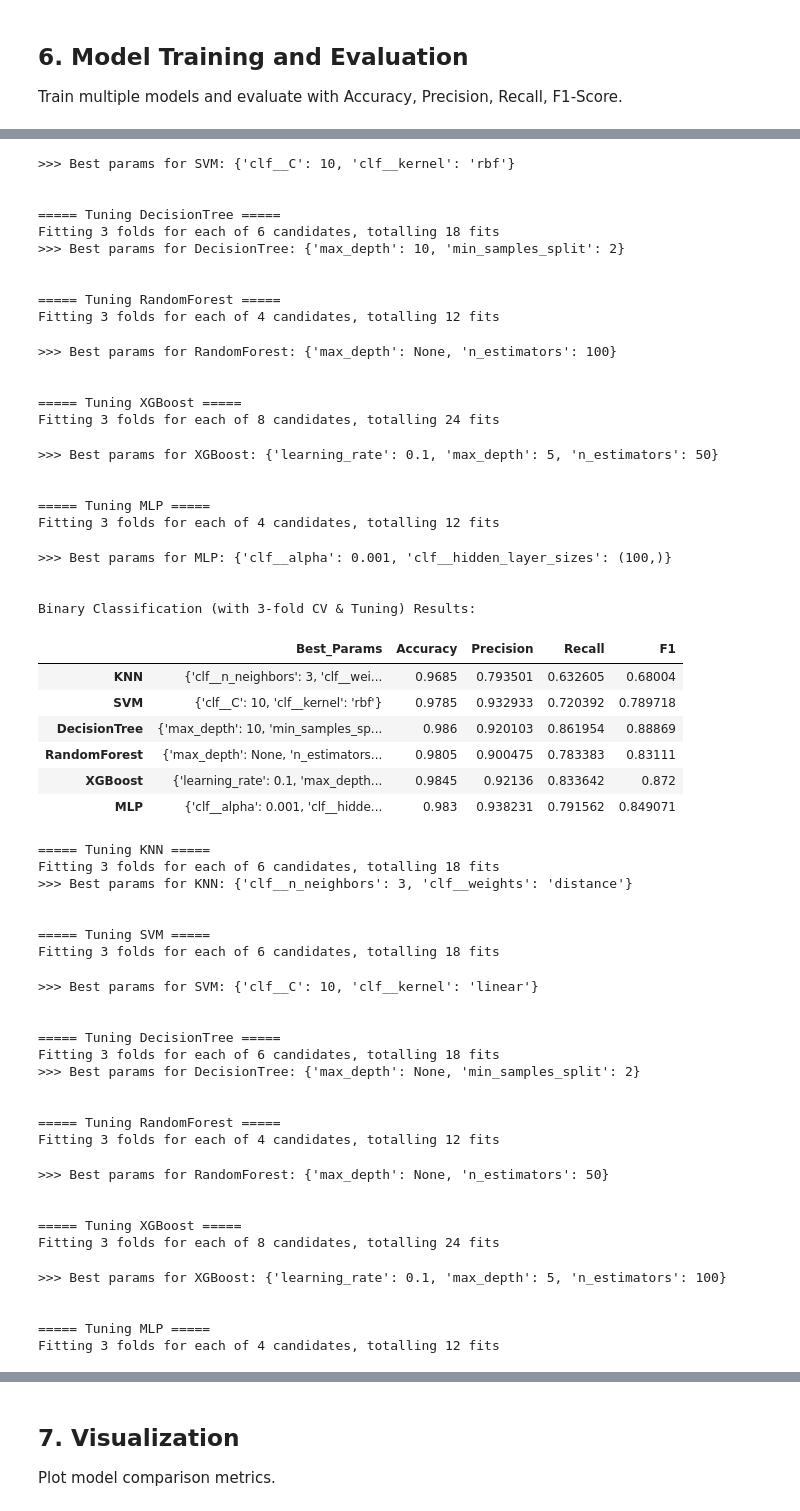
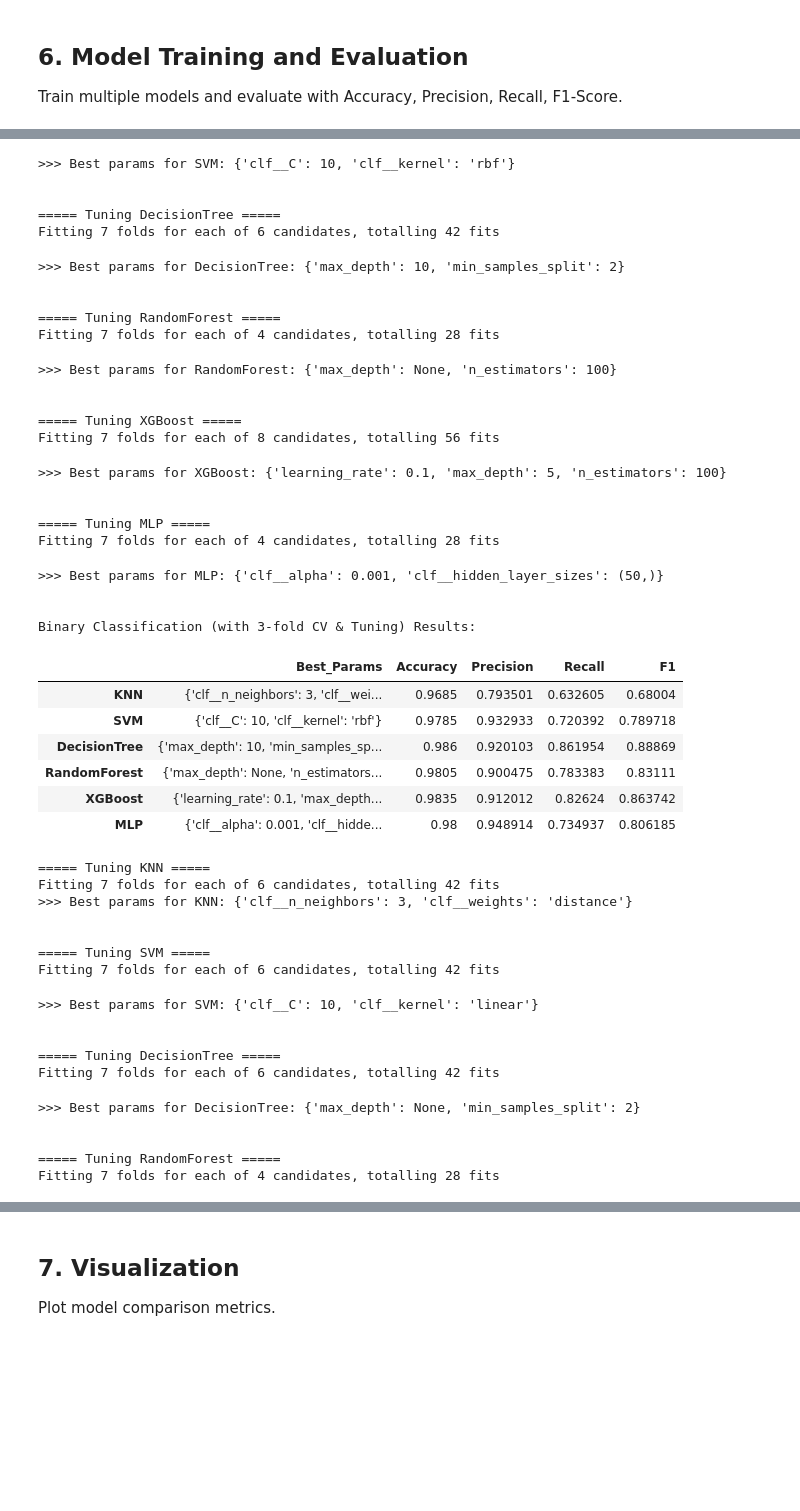
Before and after one commit to sean50311/MDS-project, a Jupyter notebook: ai4i2020_baseline_experiment.ipynb, the cells around one changed output, grey strips where cells are left out. Drawn from its saved outputs; the diff is of its cells as text; code cells hidden in the pictures; blank space fills up the shorter version.

```diff
--- a/ai4i2020_baseline_experiment.ipynb
+++ b/ai4i2020_baseline_experiment.ipynb
@@ -23,7 +23,7 @@ import seaborn as sns
 Load the AI4I 2020 dataset and inspect the first few rows.
 # %%
 # Change this path if needed
-df = pd.read_csv('./data/ai4i2020.csv')
+df = pd.read_csv('./instance/baseline_ai4i2020.csv')
 df.head()
 # %% [output]
 |  | UDI | Product ID | Type | Air temperature | Process temperature | Rotational speed | Torque | ... |
@@ -175,7 +175,7 @@ def evaluate_with_progress(X_train, X_test, y_train, y_test, task='binary'):
             estimator=base_model,
             param_grid=param_grids[name],
             scoring='f1_macro',
-            cv=3,
+            cv=7,
             n_jobs=-1,
             verbose=1        # 這樣會印出每個 fold 的進度
         )
@@ -233,58 +233,48 @@ Fitting 3 folds for each of 6 candidates, totalling 18 fits
 >>> Best params for SVM: {'clf__C': 10, 'clf__kernel': 'rbf'}
 
 
 ===== Tuning DecisionTree =====
-Fitting 3 folds for each of 6 candidates, totalling 18 fits
->>> Best params for DecisionTree: {'max_depth': 10, 'min_samples_split': 2}
-
-
-===== Tuning RandomForest =====
-Fitting 3 folds for each of 4 candidates, totalling 12 fits
+Fitting 7 folds for each of 6 candidates, totalling 42 fits
->>> Best params for RandomForest: {'max_depth': None, 'n_estimators': 100}
+>>> Best params for DecisionTree: {'max_depth': 10, 'min_samples_split': 2}
 
 
-===== Tuning XGBoost =====
-Fitting 3 folds for each of 8 candidates, totalling 24 fits
+===== Tuning RandomForest =====
+Fitting 7 folds for each of 4 candidates, totalling 28 fits
->>> Best params for XGBoost: {'learning_rate': 0.1, 'max_depth': 5, 'n_estimators': 50}
+>>> Best params for RandomForest: {'max_depth': None, 'n_estimators': 100}
 
 
-===== Tuning MLP =====
-Fitting 3 folds for each of 4 candidates, totalling 12 fits
+===== Tuning XGBoost =====
+Fitting 7 folds for each of 8 candidates, totalling 56 fits
->>> Best params for MLP: {'clf__alpha': 0.001, 'clf__hidden_layer_sizes': (100,)}
+>>> Best params for XGBoost: {'learning_rate': 0.1, 'max_depth': 5, 'n_estimators': 100}
 
 
-Binary Classification (with 3-fold CV & Tuning) Results:
+===== Tuning MLP =====
+Fitting 7 folds for each of 4 candidates, totalling 28 fits
+>>> Best params for MLP: {'clf__alpha': 0.001, 'clf__hidden_layer_sizes': (50,)}
+
+
+Binary Classification (with 3-fold CV & Tuning) Results:
 |  | Best_Params | Accuracy | Precision | Recall | F1 |
 | KNN | {'clf__n_neighbors': 3, 'clf__wei... | 0.9685 | 0.793501 | 0.632605 | 0.68004 |
 | SVM | {'clf__C': 10, 'clf__kernel': 'rbf'} | 0.9785 | 0.932933 | 0.720392 | 0.789718 |
 | DecisionTree | {'max_depth': 10, 'min_samples_sp... | 0.986 | 0.920103 | 0.861954 | 0.88869 |
 | RandomForest | {'max_depth': None, 'n_estimators... | 0.9805 | 0.900475 | 0.783383 | 0.83111 |
-| XGBoost | {'learning_rate': 0.1, 'max_depth... | 0.9845 | 0.92136 | 0.833642 | 0.872 |
-| MLP | {'clf__alpha': 0.001, 'clf__hidde... | 0.983 | 0.938231 | 0.791562 | 0.849071 |
+| XGBoost | {'learning_rate': 0.1, 'max_depth... | 0.9835 | 0.912012 | 0.82624 | 0.863742 |
+| MLP | {'clf__alpha': 0.001, 'clf__hidde... | 0.98 | 0.948914 | 0.734937 | 0.806185 |
-===== Tuning KNN =====
-Fitting 3 folds for each of 6 candidates, totalling 18 fits
->>> Best params for KNN: {'clf__n_neighbors': 3, 'clf__weights': 'distance'}
-
-
-===== Tuning SVM =====
-Fitting 3 folds for each of 6 candidates, totalling 18 fits
->>> Best params for SVM: {'clf__C': 10, 'clf__kernel': 'linear'}
+===== Tuning KNN =====
+Fitting 7 folds for each of 6 candidates, totalling 42 fits
+>>> Best params for KNN: {'clf__n_neighbors': 3, 'clf__weights': 'distance'}
 
 
-===== Tuning DecisionTree =====
-Fitting 3 folds for each of 6 candidates, totalling 18 fits
->>> Best params for DecisionTree: {'max_depth': None, 'min_samples_split': 2}
-
-
-===== Tuning RandomForest =====
-Fitting 3 folds for each of 4 candidates, totalling 12 fits
+===== Tuning SVM =====
+Fitting 7 folds for each of 6 candidates, totalling 42 fits
->>> Best params for RandomForest: {'max_depth': None, 'n_estimators': 50}
+>>> Best params for SVM: {'clf__C': 10, 'clf__kernel': 'linear'}
 
 
-===== Tuning XGBoost =====
-Fitting 3 folds for each of 8 candidates, totalling 24 fits
+===== Tuning DecisionTree =====
+Fitting 7 folds for each of 6 candidates, totalling 42 fits
->>> Best params for XGBoost: {'learning_rate': 0.1, 'max_depth': 5, 'n_estimators': 100}
+>>> Best params for DecisionTree: {'max_depth': None, 'min_samples_split': 2}
 
 
-===== Tuning MLP =====
-Fitting 3 folds for each of 4 candidates, totalling 12 fits
+===== Tuning RandomForest =====
+Fitting 7 folds for each of 4 candidates, totalling 28 fits
```
Also changed, not shown: parts of 2 cells of this notebook, 3 other files.
